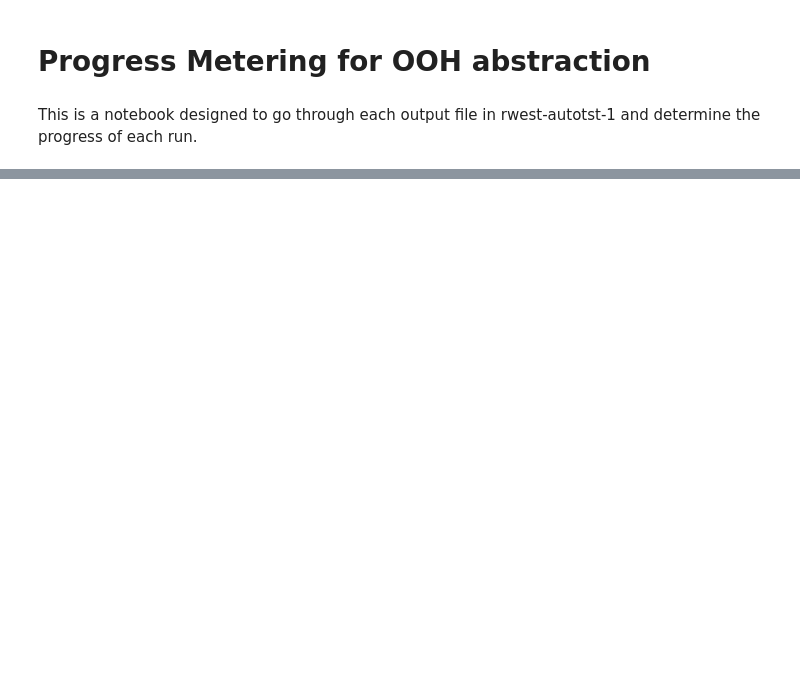
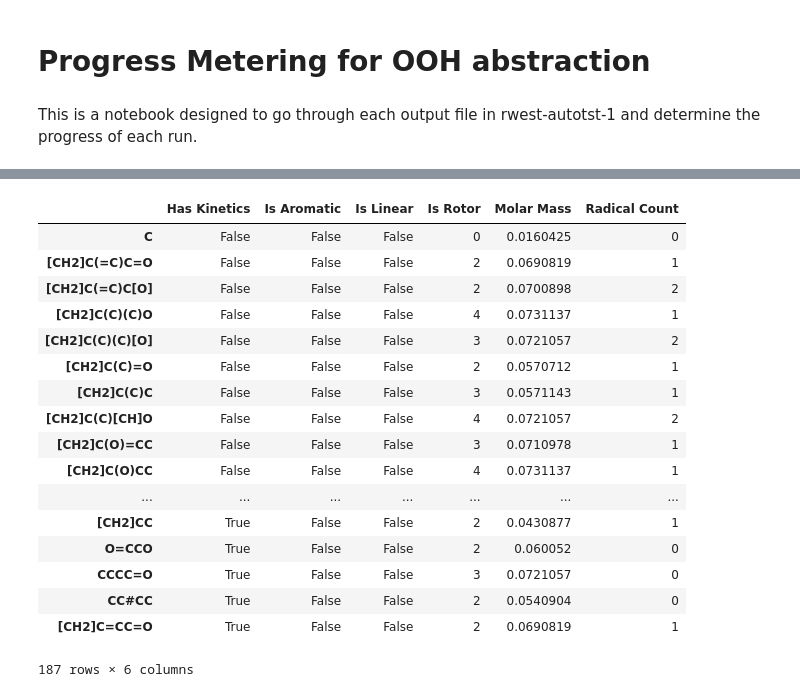
Before and after one commit to C-Underkoffler/OOHAbstraction, a Jupyter notebook: progressMetering.ipynb, the cells around one changed output, grey strips where cells are left out. Drawn from its saved outputs; the diff is of its cells as text; code cells hidden in the pictures; blank space fills up the shorter version.

```diff
--- a/progressMetering.ipynb
+++ b/progressMetering.ipynb
@@ -9,0 +115,55 @@ import pandas as pd
+# %%
+analysis = defaultdict(OrderedDict)
+
+for i in range(df.shape[1]):
+    i= i+1
+    r = {}
+    testRxn = str(df.loc['0 reaction'][i])
+    success = df.loc['B overall success'][i]
+    spec = testRxn.split('<=>')
+    for d in spec:
+        if """<Molecule "[O]O">""" in d:
+            r1, r2 = d.split('+')
+            if """<Molecule "[O]O">""" in r1:
+                important = str(r2)
+            else:
+                important = str(r1)
+    smiles = important.split("\"")[1]
+
+    mol = Molecule(SMILES=smiles)
+    r['Molar Mass'] = mol.getMolecularWeight()
+    r['Radical Count'] = mol.getRadicalCount()
+    r['Is Linear'] = mol.isLinear()
+    r['Is Aromatic'] = mol.isAromatic()
+    r['Is Rotor'] = mol.countInternalRotors()
+
+    mol.getBonds
+    if success == 1:
+        r['Has Kinetics'] = True
+    else:
+        r['Has Kinetics'] = False
+    analysis[smiles] = r
+# %%
+ana = pd.DataFrame(analysis).transpose()
+ana.sort('Has Kinetics')
+
+ana[ana['Has Kinetics']]
+# %% [output]
+|  | Has Kinetics | Is Aromatic | Is Linear | Is Rotor | Molar Mass | Radical Count |
+| C | False | False | False | 0 | 0.0160425 | 0 |
+| [CH2]C(=C)C=O | False | False | False | 2 | 0.0690819 | 1 |
+| [CH2]C(=C)C[O] | False | False | False | 2 | 0.0700898 | 2 |
+| [CH2]C(C)(C)O | False | False | False | 4 | 0.0731137 | 1 |
+| [CH2]C(C)(C)[O] | False | False | False | 3 | 0.0721057 | 2 |
+| [CH2]C(C)=O | False | False | False | 2 | 0.0570712 | 1 |
+| [CH2]C(C)C | False | False | False | 3 | 0.0571143 | 1 |
+| [CH2]C(C)[CH]O | False | False | False | 4 | 0.0721057 | 2 |
+| [CH2]C(O)=CC | False | False | False | 3 | 0.0710978 | 1 |
+| [CH2]C(O)CC | False | False | False | 4 | 0.0731137 | 1 |
+| ... | ... | ... | ... | ... | ... | ... |
+| [CH2]CC | True | False | False | 2 | 0.0430877 | 1 |
+| O=CCO | True | False | False | 2 | 0.060052 | 0 |
+| CCCC=O | True | False | False | 3 | 0.0721057 | 0 |
+| CC#CC | True | False | False | 2 | 0.0540904 | 0 |
+| [CH2]C=CC=O | True | False | False | 2 | 0.0690819 | 1 |
+187 rows × 6 columns
```
Also changed, not shown: parts of 11 cells of this notebook, 6 other files.
